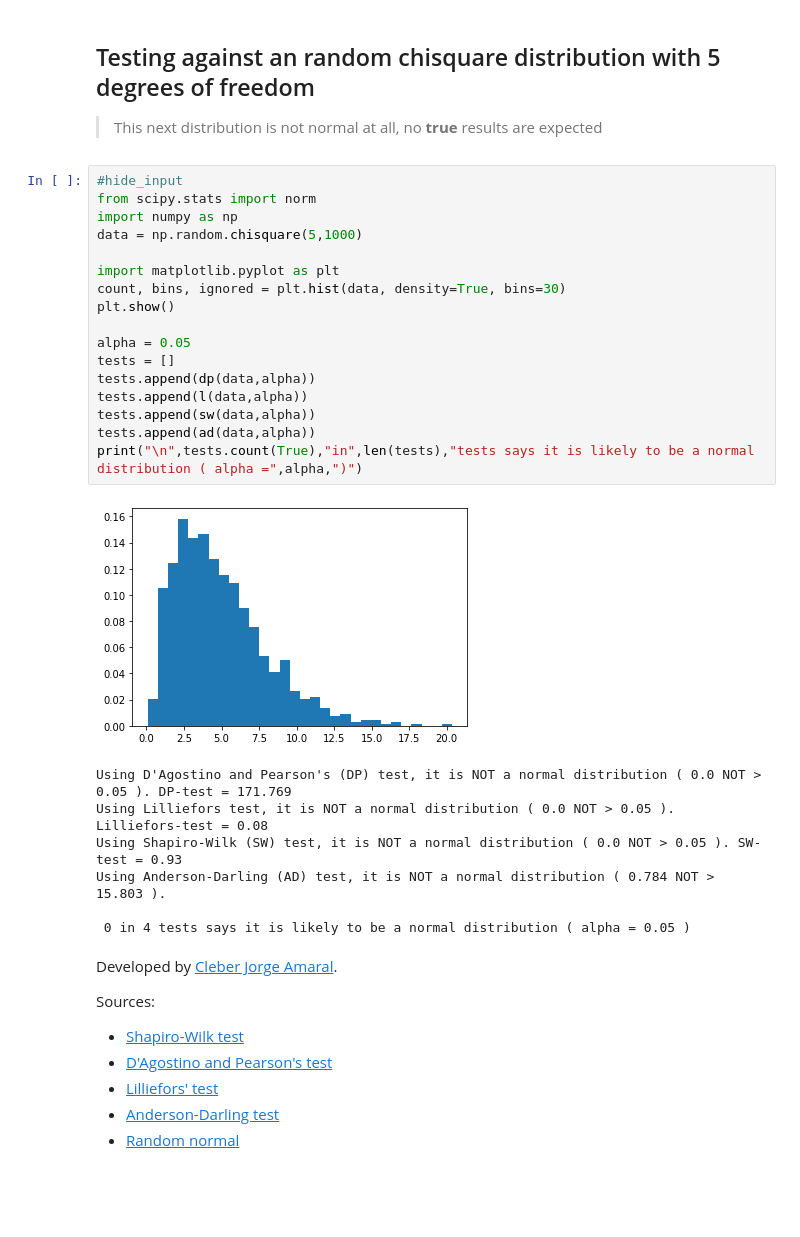
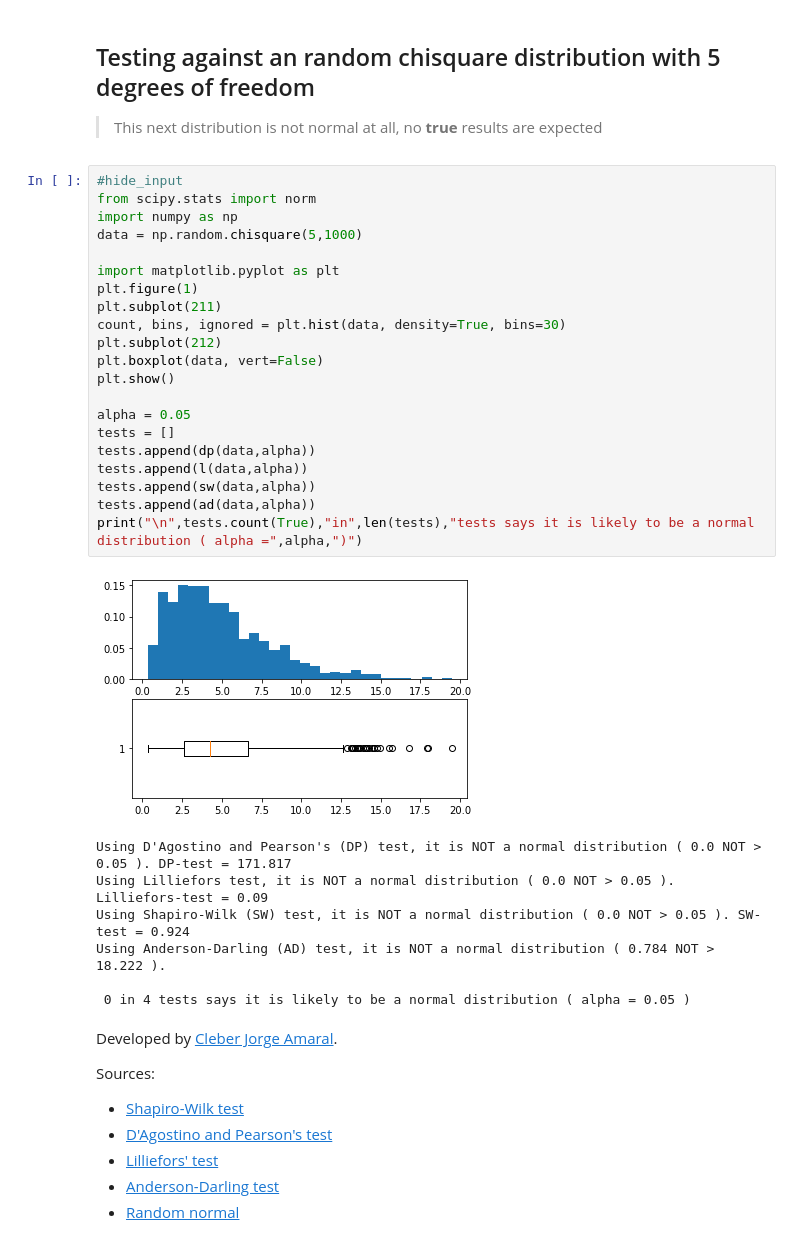
Before and after one commit to cleberjamaral/fastpages, a Jupyter notebook: _notebooks/2020-11-04-normal-distribution-tests.ipynb, the cells around one changed output. Cells and saved outputs as stored; diff of their text form; blank space fills up the shorter version.

```diff
--- a/_notebooks/2020-11-04-normal-distribution-tests.ipynb
+++ b/_notebooks/2020-11-04-normal-distribution-tests.ipynb
@@ -151,26 +164,30 @@ Using Anderson-Darling (AD) test, it is NOT a normal distribution ( 0.784 NOT >
 # %%
 #hide_input
 from scipy.stats import norm
 import numpy as np
 data = np.random.chisquare(5,1000)
 
 import matplotlib.pyplot as plt
+plt.figure(1)
+plt.subplot(211)
 count, bins, ignored = plt.hist(data, density=True, bins=30)
+plt.subplot(212)
+plt.boxplot(data, vert=False)
 plt.show()
 
 alpha = 0.05
 tests = []
 tests.append(dp(data,alpha))
 tests.append(l(data,alpha))
 tests.append(sw(data,alpha))
 tests.append(ad(data,alpha))
 print("\n",tests.count(True),"in",len(tests),"tests says it is likely to be a normal distribution ( alpha =",alpha,")")
 # %% [output]
-[figure, old version]
+[figure, new version]
-Using D'Agostino and Pearson's (DP) test, it is NOT a normal distribution ( 0.0 NOT > 0.05 ). DP-test = 171.769
-Using Lilliefors test, it is NOT a normal distribution ( 0.0 NOT > 0.05 ). Lilliefors-test = 0.08
-Using Shapiro-Wilk (SW) test, it is NOT a normal distribution ( 0.0 NOT > 0.05 ). SW-test = 0.93
-Using Anderson-Darling (AD) test, it is NOT a normal distribution ( 0.784 NOT > 15.803 ).
+Using D'Agostino and Pearson's (DP) test, it is NOT a normal distribution ( 0.0 NOT > 0.05 ). DP-test = 171.817
+Using Lilliefors test, it is NOT a normal distribution ( 0.0 NOT > 0.05 ). Lilliefors-test = 0.09
+Using Shapiro-Wilk (SW) test, it is NOT a normal distribution ( 0.0 NOT > 0.05 ). SW-test = 0.924
+Using Anderson-Darling (AD) test, it is NOT a normal distribution ( 0.784 NOT > 18.222 ).
 
  0 in 4 tests says it is likely to be a normal distribution ( alpha = 0.05 )
 # %% [markdown]
```
Also changed, not shown: parts of 3 cells of this notebook.
